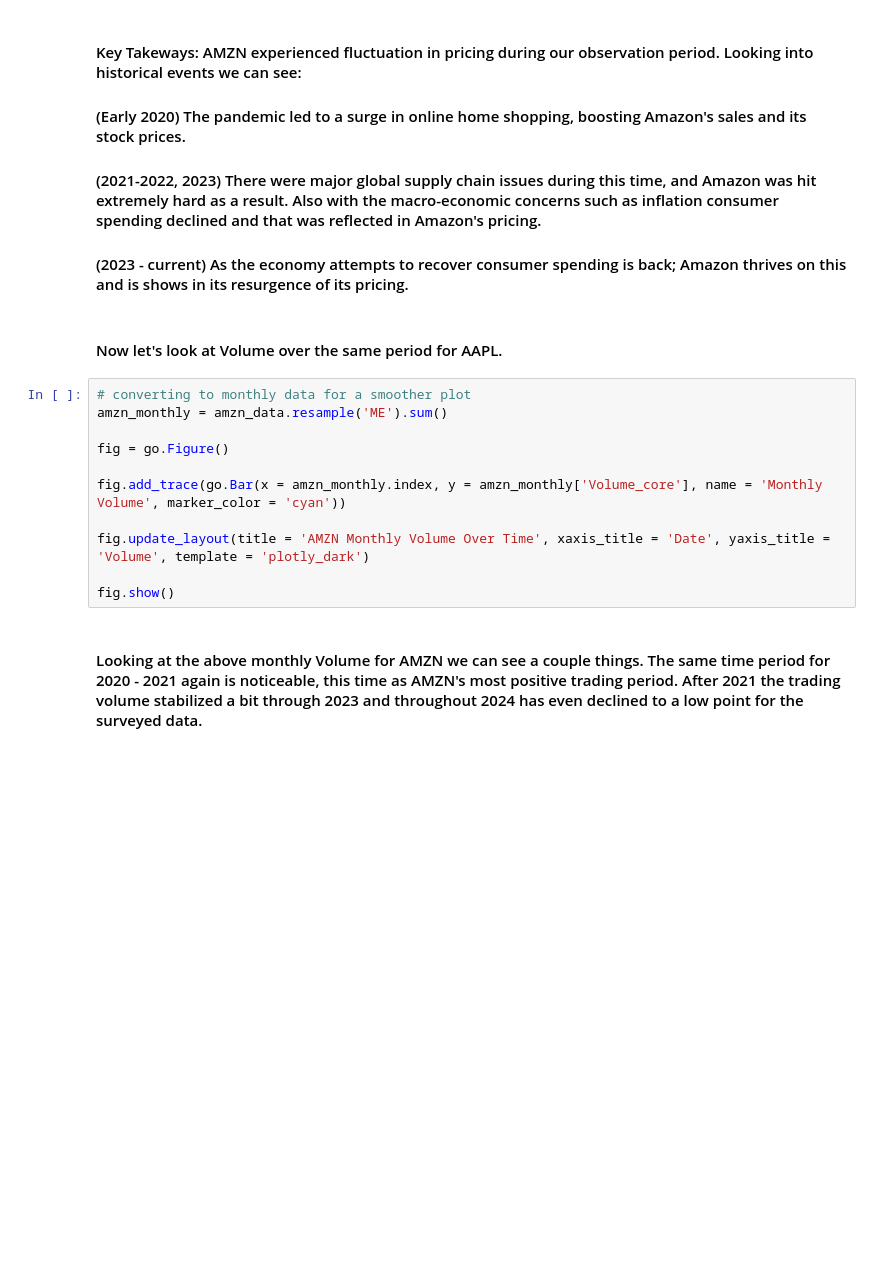
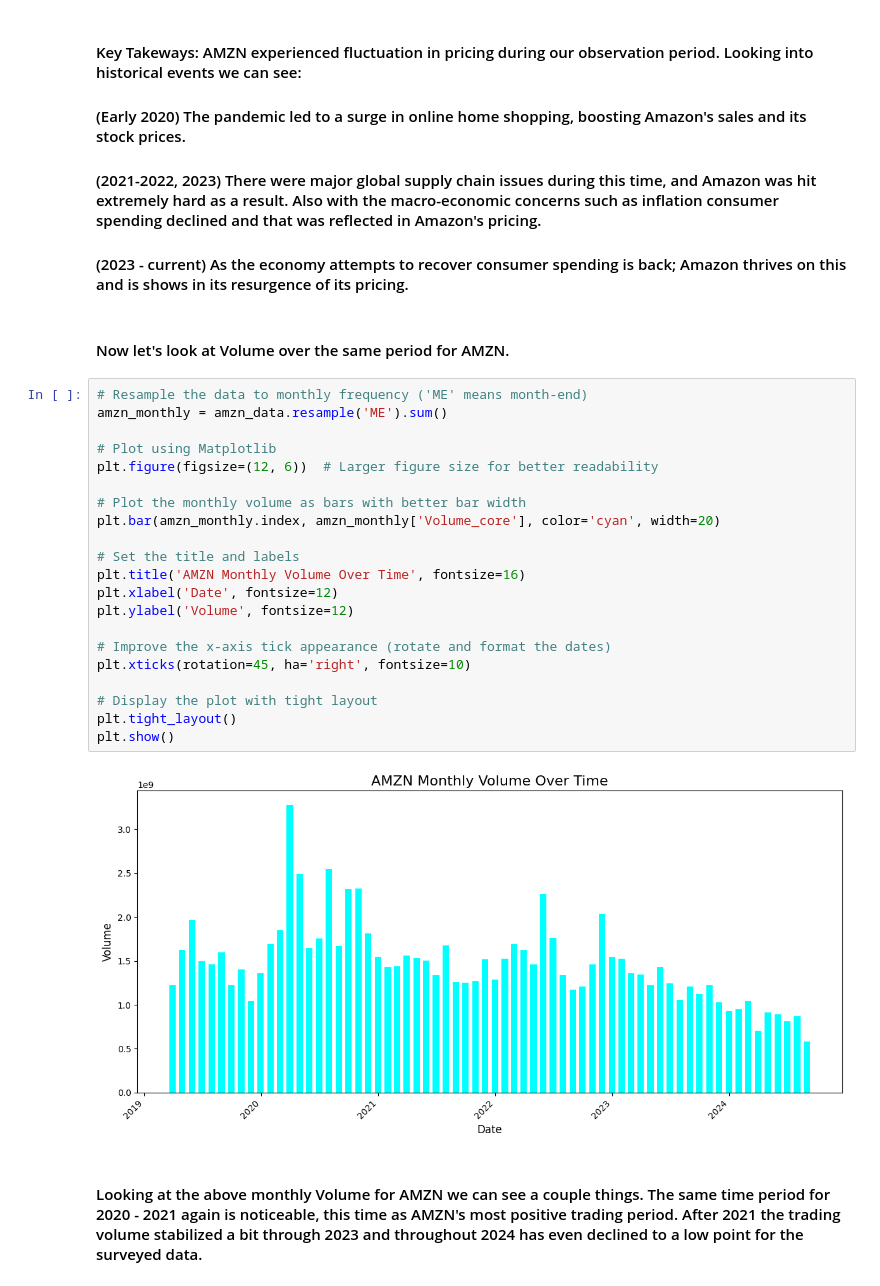
Before and after one commit to Taliwat/Portfolio-Proj-WK, a Jupyter notebook: DL-Strategies/eda/core_stock_eda_AMZN.ipynb, the cells around one changed output. Saved outputs shown, nothing was run; the diff lists cells and outputs as text; blank space fills up the shorter version.

```diff
--- a/DL-Strategies/eda/core_stock_eda_AMZN.ipynb
+++ b/DL-Strategies/eda/core_stock_eda_AMZN.ipynb
@@ -85,18 +104,30 @@ fig.show()
 
 #### (2023 - current) As the economy attempts to recover consumer spending is back; Amazon thrives on this and is shows in its resurgence of its pricing.
 # %% [markdown]
-#### Now let's look at Volume over the same period for AAPL.
+#### Now let's look at Volume over the same period for AMZN.
-# %%
-# converting to monthly data for a smoother plot
-amzn_monthly = amzn_data.resample('ME').sum()
-
-fig = go.Figure()
-
-fig.add_trace(go.Bar(x = amzn_monthly.index, y = amzn_monthly['Volume_core'], name = 'Monthly Volume', marker_color = 'cyan'))
-
-fig.update_layout(title = 'AMZN Monthly Volume Over Time', xaxis_title = 'Date', yaxis_title = 'Volume', template = 'plotly_dark')
-
-fig.show()
+# %%
+# Resample the data to monthly frequency ('ME' means month-end)
+amzn_monthly = amzn_data.resample('ME').sum()
+
+# Plot using Matplotlib
+plt.figure(figsize=(12, 6))  # Larger figure size for better readability
+
+# Plot the monthly volume as bars with better bar width
+plt.bar(amzn_monthly.index, amzn_monthly['Volume_core'], color='cyan', width=20)
+
+# Set the title and labels
+plt.title('AMZN Monthly Volume Over Time', fontsize=16)
+plt.xlabel('Date', fontsize=12)
+plt.ylabel('Volume', fontsize=12)
+
+# Improve the x-axis tick appearance (rotate and format the dates)
+plt.xticks(rotation=45, ha='right', fontsize=10)
+
+# Display the plot with tight layout
+plt.tight_layout()
+plt.show()
+# %% [output]
+[figure, added]
 # %% [markdown]
 #### Looking at the above monthly Volume for AMZN we can see a couple things.  The same time period for 2020 - 2021 again is noticeable, this time as AMZN's most positive trading period.  After 2021 the trading volume stabilized a bit through 2023 and throughout 2024 has even declined to a low point for the surveyed data.
 # %% [markdown]
```
Also changed, not shown: parts of 17 cells of this notebook, 8 other files.
